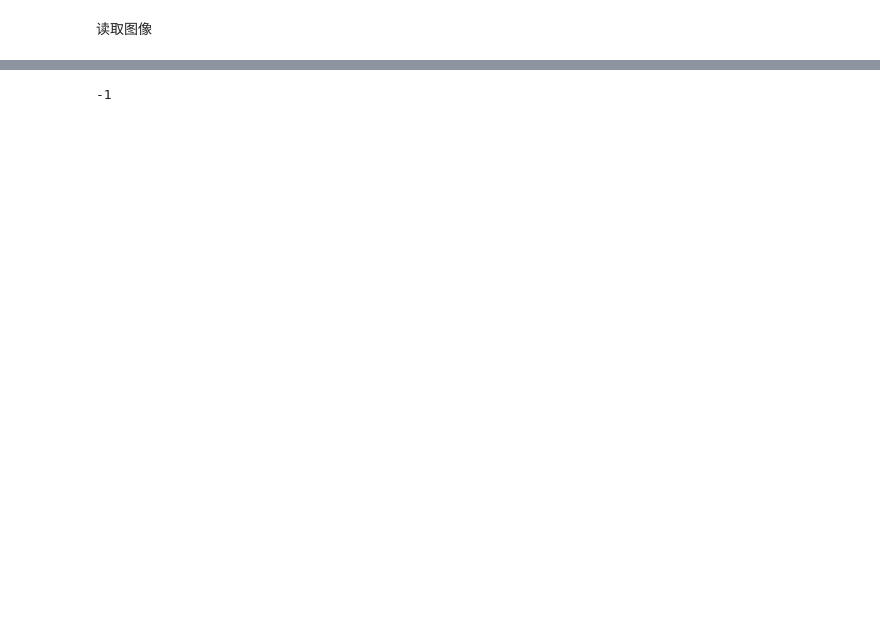
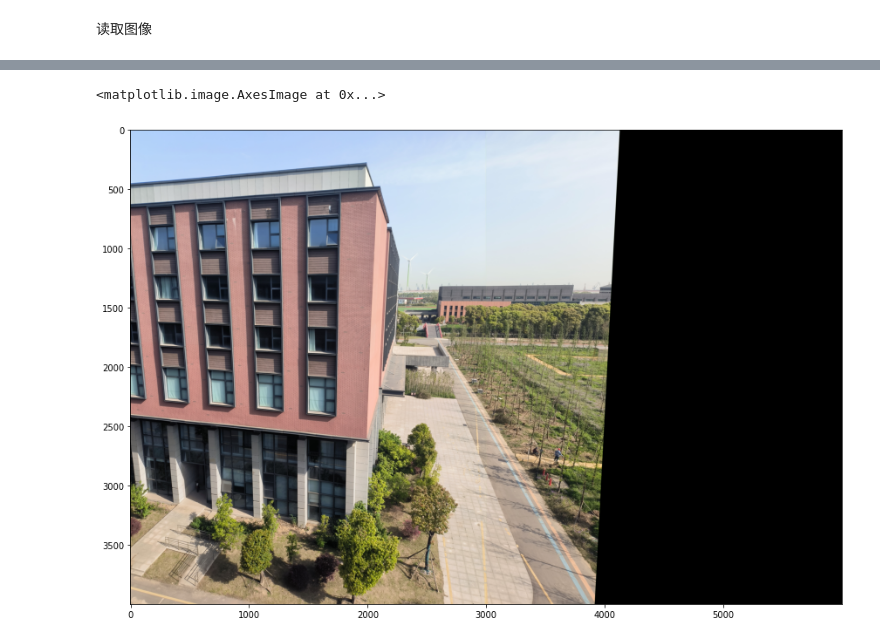
Before and after one commit to h10666/cv, a Jupyter notebook: 计算机视觉实践-练习1/main.ipynb, the cells around one changed output, grey strips where cells are left out. Drawn from its saved outputs; the diff is of its cells as text; code cells hidden in the pictures; blank space fills up the shorter version.

```diff
--- a/计算机视觉实践-练习1/main.ipynb
+++ b/计算机视觉实践-练习1/main.ipynb
@@ -35 +31,9 @@ def detectAndDescribe(image):
+# %%
+
+#构造sift对象，计算图片的局部特征
+sift = cv2.SIFT_create()
+kp1, des1 = sift.detectAndCompute(img1, None)#关键点及特征
+kp2, des2 = sift.detectAndCompute(img2, None)
+kp1 = np.array([kp.pt for kp in kp1])
+kp2 = np.array([kp.pt for kp in kp2])
 # %%
@@ -105,12 +58,9 @@ def stitch(imageA,imageB, ratio=0.75, reprojThresh=4.0,showMatches=False):
-# %%
-(kpsA, featuresA) = detectAndDescribe(img1)
-(kpsB, featuresB) = detectAndDescribe(img2)
-(matches,H,status) = matchKeypoints(kpsA, kpsB, featuresA, featuresB)
-# print(H)
-# 绘制匹配结果
-# 拼接
-res, vis = stitch(img2, img1, showMatches=True)
-cv2.imshow('res', res)
-cv2.waitKey(0)
-# %% [output]
--1
+# %%
+result = cv2.warpPerspective(img1, H, (img1.shape[1] + img2.shape[1], img1.shape[0]))
+result[0:img2.shape[0], 0:img2.shape[1]] = img2
+# %%
+plt.figure(figsize=(15,10))
+plt.imshow(result)
+# %% [output]
+<matplotlib.image.AxesImage at 0x...>
+[figure, added]
```
Also changed, not shown: parts of 9 cells of this notebook, 4 other files.
